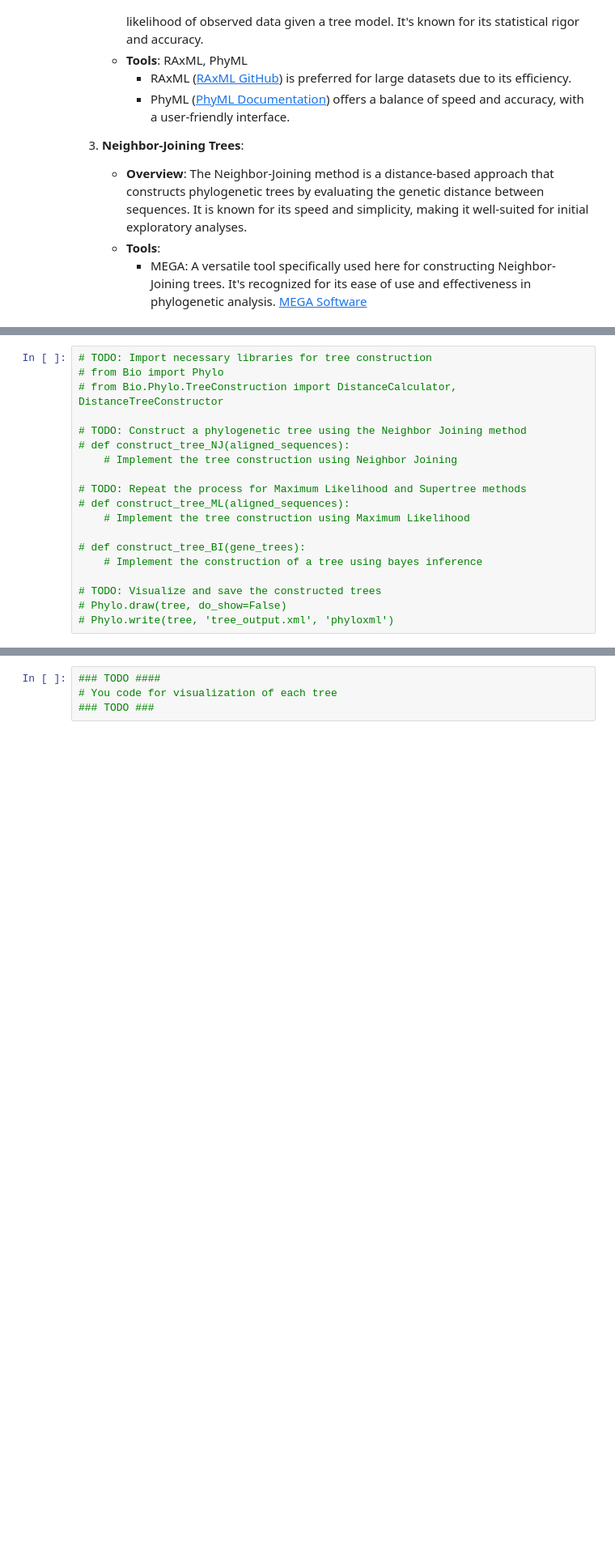
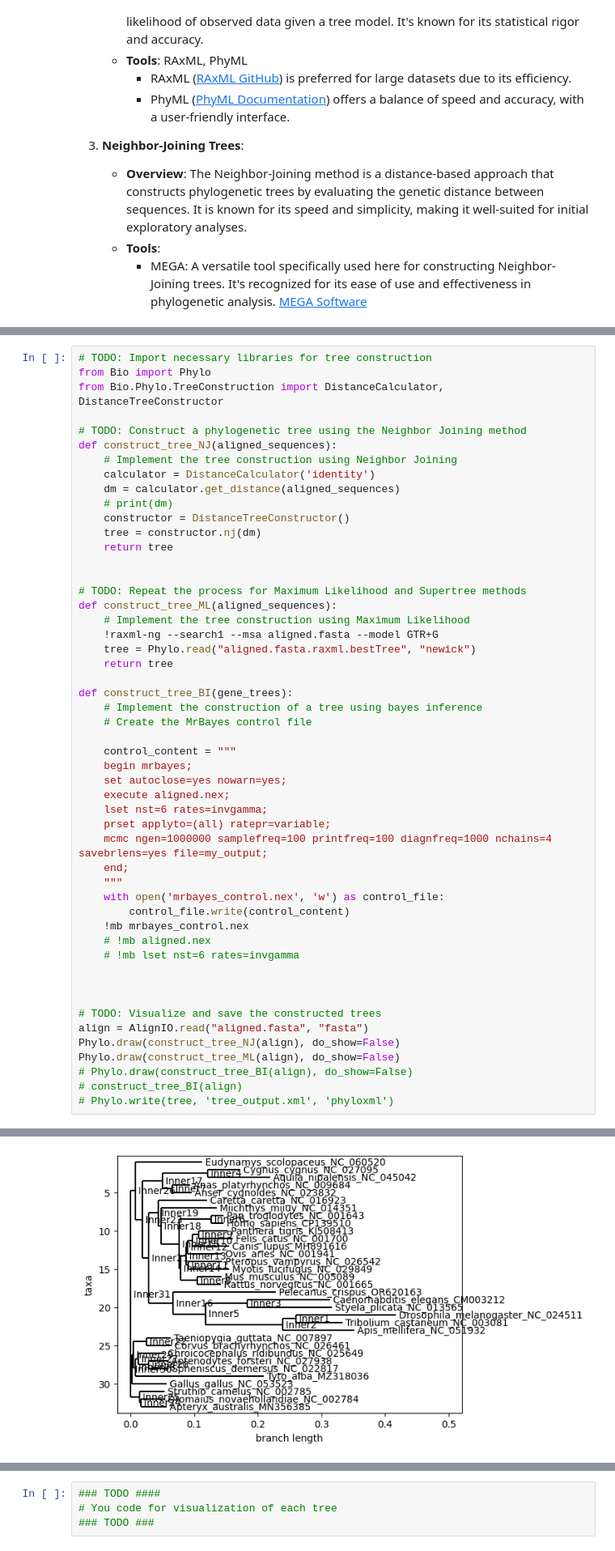
Before and after one commit to Sinanmz/BioinformaticsProject, a Jupyter notebook: tasks/mitochondrial-comparison-phylogenetic-construction/MitochondrialComparisonPhylogeneticTreeConstruction.ipynb, the cells around one changed output, grey strips where cells are left out. Shown at 81% size. Saved outputs shown, nothing was run; the diff lists cells and outputs as text; blank space fills up the shorter version.

Commit message:
Phylogenic Tree added

```diff
--- a/tasks/mitochondrial-comparison-phylogenetic-construction/MitochondrialComparisonPhylogeneticTreeConstruction.ipynb
+++ b/tasks/mitochondrial-comparison-phylogenetic-construction/MitochondrialComparisonPhylogeneticTreeConstruction.ipynb
@@ -322,19 +421,52 @@ The next phase in our project involves constructing phylogenetic trees to visual
 # %%
 # TODO: Import necessary libraries for tree construction
-# from Bio import Phylo
-# from Bio.Phylo.TreeConstruction import DistanceCalculator, DistanceTreeConstructor
+from Bio import Phylo
+from Bio.Phylo.TreeConstruction import DistanceCalculator, DistanceTreeConstructor
 
 # TODO: Construct a phylogenetic tree using the Neighbor Joining method
-# def construct_tree_NJ(aligned_sequences):
+def construct_tree_NJ(aligned_sequences):
     # Implement the tree construction using Neighbor Joining
+    calculator = DistanceCalculator('identity')
+    dm = calculator.get_distance(aligned_sequences)
+    # print(dm)
+    constructor = DistanceTreeConstructor()
+    tree = constructor.nj(dm)
+    return tree
+
 
 # TODO: Repeat the process for Maximum Likelihood and Supertree methods
-# def construct_tree_ML(aligned_sequences):
+def construct_tree_ML(aligned_sequences):
     # Implement the tree construction using Maximum Likelihood
+    !raxml-ng --search1 --msa aligned.fasta --model GTR+G
+    tree = Phylo.read("aligned.fasta.raxml.bestTree", "newick")
+    return tree
 
-# def construct_tree_BI(gene_trees):
+def construct_tree_BI(gene_trees):
     # Implement the construction of a tree using bayes inference
+    # Create the MrBayes control file
+
+    control_content = """
+    begin mrbayes;
+    set autoclose=yes nowarn=yes;
+    execute aligned.nex;
+    lset nst=6 rates=invgamma;
+    prset applyto=(all) ratepr=variable;
+    mcmc ngen=1000000 samplefreq=100 printfreq=100 diagnfreq=1000 nchains=4 savebrlens=yes file=my_output;
+    end;
+    """
+    with open('mrbayes_control.nex', 'w') as control_file:
+        control_file.write(control_content)
+    !mb mrbayes_control.nex
+    # !mb aligned.nex
+    # !mb lset nst=6 rates=invgamma
+
+
 
 # TODO: Visualize and save the constructed trees
-# Phylo.draw(tree, do_show=False)
+align = AlignIO.read("aligned.fasta", "fasta")
+Phylo.draw(construct_tree_NJ(align), do_show=False)
+Phylo.draw(construct_tree_ML(align), do_show=False)
+# Phylo.draw(construct_tree_BI(align), do_show=False)
+# construct_tree_BI(align)
 # Phylo.write(tree, 'tree_output.xml', 'phyloxml')
+# %% [output]
@@ -340,0 +490 @@ The next phase in our project involves constructing phylogenetic trees to visual
+[figure, added]
```
Also changed, not shown: parts of 10 cells of this notebook, 9 other files.
